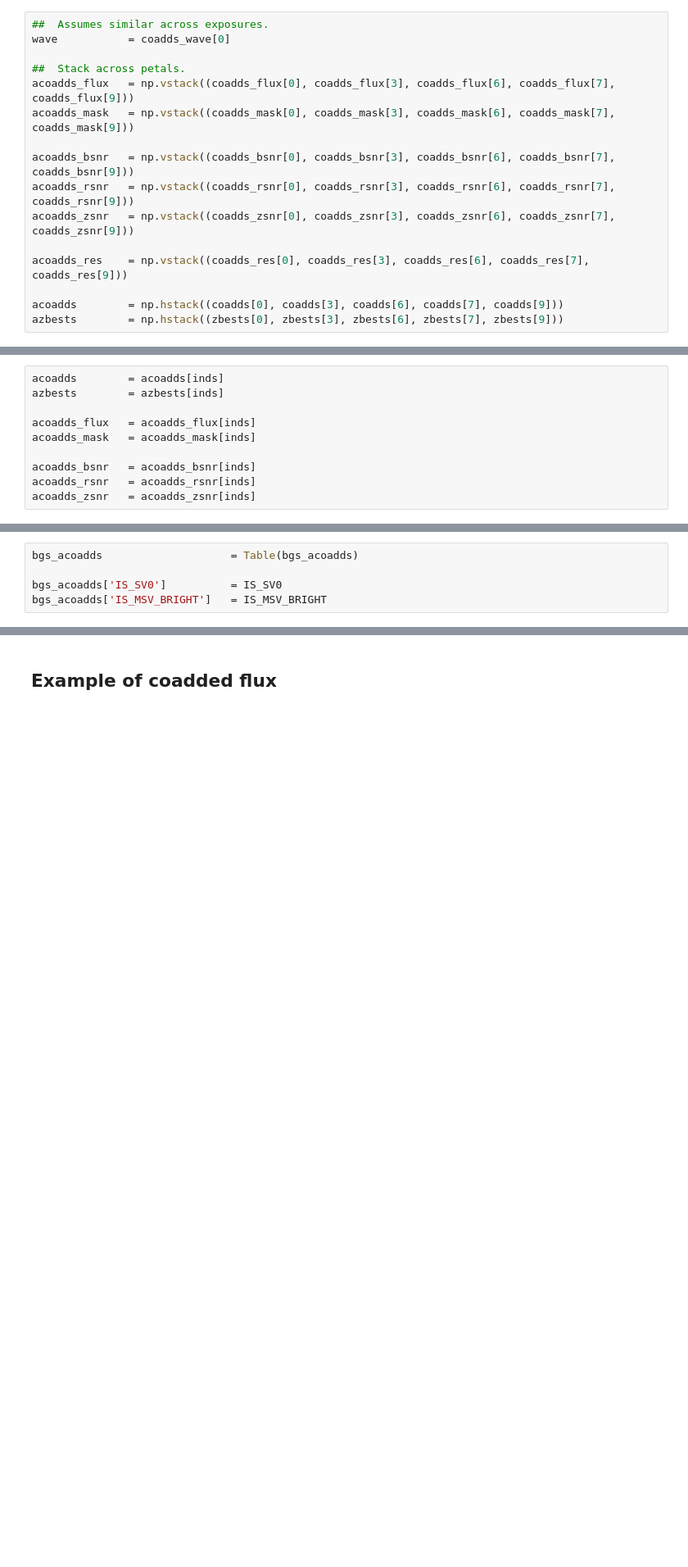
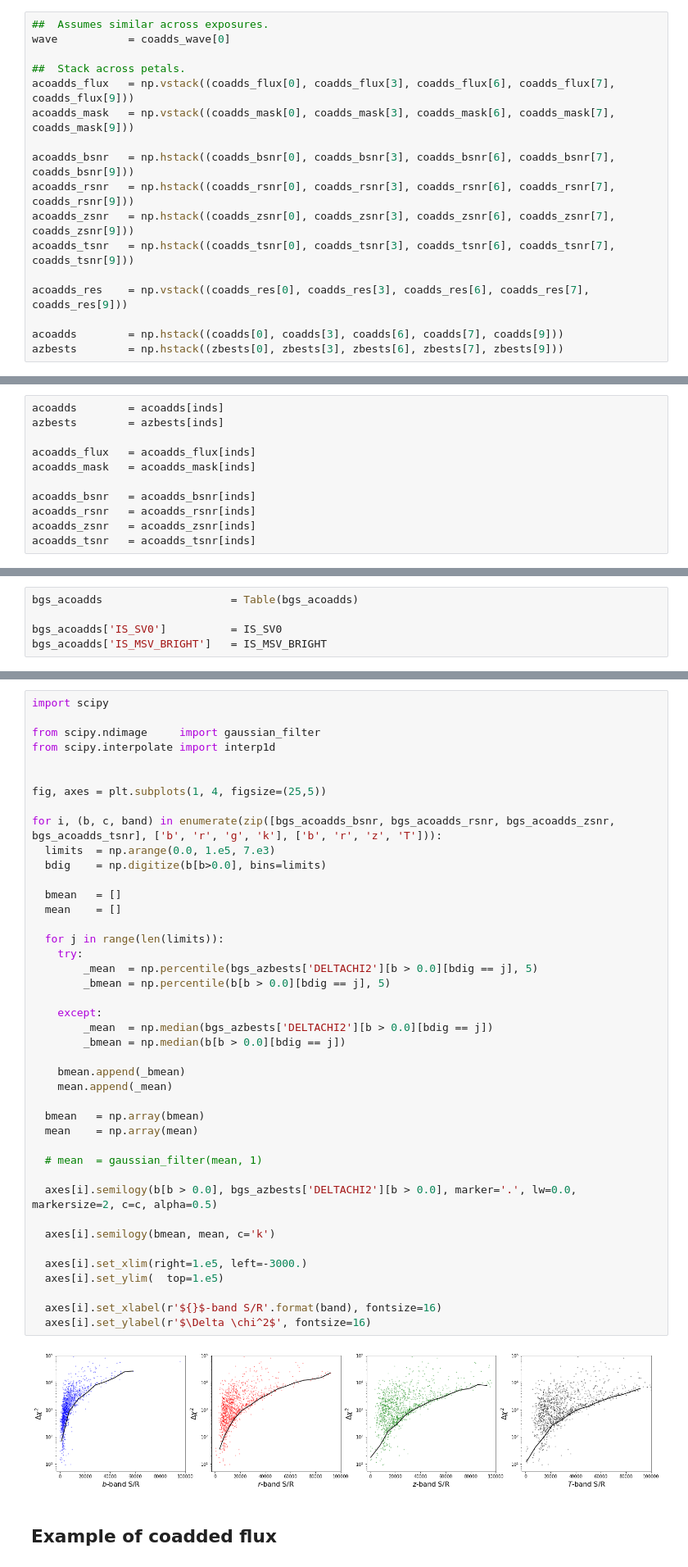
Before and after one commit to SgmAstro/MINISV, a Jupyter notebook: zs.ipynb, the cells around one changed output, grey strips where cells are left out. Shown at 82% size. Cells and saved outputs as stored; diff of their text form; blank space fills up the shorter version.

```diff
--- a/zs.ipynb
+++ b/zs.ipynb
@@ -321,9 +348,10 @@ wave           = coadds_wave[0]
 acoadds_flux   = np.vstack((coadds_flux[0], coadds_flux[3], coadds_flux[6], coadds_flux[7], coadds_flux[9]))
 acoadds_mask   = np.vstack((coadds_mask[0], coadds_mask[3], coadds_mask[6], coadds_mask[7], coadds_mask[9]))
 
-acoadds_bsnr   = np.vstack((coadds_bsnr[0], coadds_bsnr[3], coadds_bsnr[6], coadds_bsnr[7], coadds_bsnr[9]))
-acoadds_rsnr   = np.vstack((coadds_rsnr[0], coadds_rsnr[3], coadds_rsnr[6], coadds_rsnr[7], coadds_rsnr[9]))
-acoadds_zsnr   = np.vstack((coadds_zsnr[0], coadds_zsnr[3], coadds_zsnr[6], coadds_zsnr[7], coadds_zsnr[9]))
+acoadds_bsnr   = np.hstack((coadds_bsnr[0], coadds_bsnr[3], coadds_bsnr[6], coadds_bsnr[7], coadds_bsnr[9]))
+acoadds_rsnr   = np.hstack((coadds_rsnr[0], coadds_rsnr[3], coadds_rsnr[6], coadds_rsnr[7], coadds_rsnr[9]))
+acoadds_zsnr   = np.hstack((coadds_zsnr[0], coadds_zsnr[3], coadds_zsnr[6], coadds_zsnr[7], coadds_zsnr[9]))
+acoadds_tsnr   = np.hstack((coadds_tsnr[0], coadds_tsnr[3], coadds_tsnr[6], coadds_tsnr[7], coadds_tsnr[9]))
 
 acoadds_res    = np.vstack((coadds_res[0], coadds_res[3], coadds_res[6], coadds_res[7], coadds_res[9]))
 
@@ -343,6 +371,7 @@ acoadds_mask   = acoadds_mask[inds]
 acoadds_bsnr   = acoadds_bsnr[inds]
 acoadds_rsnr   = acoadds_rsnr[inds]
 acoadds_zsnr   = acoadds_zsnr[inds]
+acoadds_tsnr   = acoadds_tsnr[inds]
 # %%
 assert  len(acoadds) == len(azbests)
 # %%
@@ -426,3 +478,47 @@ get_dr7cutout(bgs_acoadds['TARGET_RA'][0:3], bgs_acoadds['TARGET_DEC'][0:3])
+# %%
+import scipy
+
+from scipy.ndimage     import gaussian_filter
+from scipy.interpolate import interp1d
+
+
+fig, axes = plt.subplots(1, 4, figsize=(25,5))
+
+for i, (b, c, band) in enumerate(zip([bgs_acoadds_bsnr, bgs_acoadds_rsnr, bgs_acoadds_zsnr, bgs_acoadds_tsnr], ['b', 'r', 'g', 'k'], ['b', 'r', 'z', 'T'])):
+  limits  = np.arange(0.0, 1.e5, 7.e3)
+  bdig    = np.digitize(b[b>0.0], bins=limits)
+
+  bmean   = []
+  mean    = []
+
+  for j in range(len(limits)):
+    try:
+        _mean  = np.percentile(bgs_azbests['DELTACHI2'][b > 0.0][bdig == j], 5)
+        _bmean = np.percentile(b[b > 0.0][bdig == j], 5)
+
+    except:
+        _mean  = np.median(bgs_azbests['DELTACHI2'][b > 0.0][bdig == j])
+        _bmean = np.median(b[b > 0.0][bdig == j])
+
+    bmean.append(_bmean)
+    mean.append(_mean)
+
+  bmean   = np.array(bmean)
+  mean    = np.array(mean)
+
+  # mean  = gaussian_filter(mean, 1)
+
+  axes[i].semilogy(b[b > 0.0], bgs_azbests['DELTACHI2'][b > 0.0], marker='.', lw=0.0, markersize=2, c=c, alpha=0.5)
+
+  axes[i].semilogy(bmean, mean, c='k')
+
+  axes[i].set_xlim(right=1.e5, left=-3000.)
+  axes[i].set_ylim(  top=1.e5)
+
+  axes[i].set_xlabel(r'${}$-band S/R'.format(band), fontsize=16)
+  axes[i].set_ylabel(r'$\Delta \chi^2$', fontsize=16)
+# %% [output]
+[figure, added]
 # %% [markdown]
 ##  Example of coadded flux
 # %%
```
Also changed, not shown: parts of 35 cells of this notebook, 2 other files.
